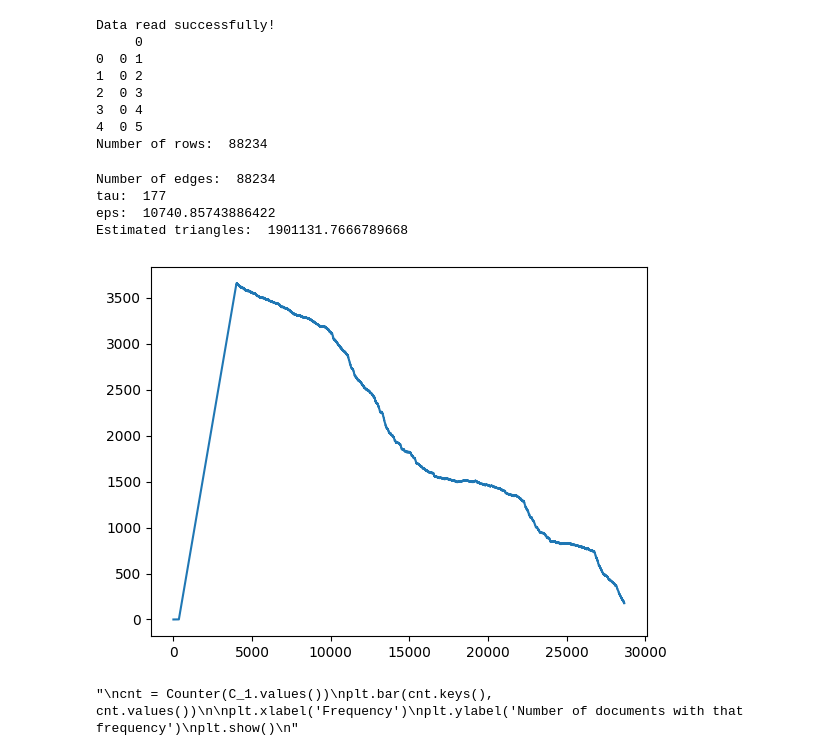
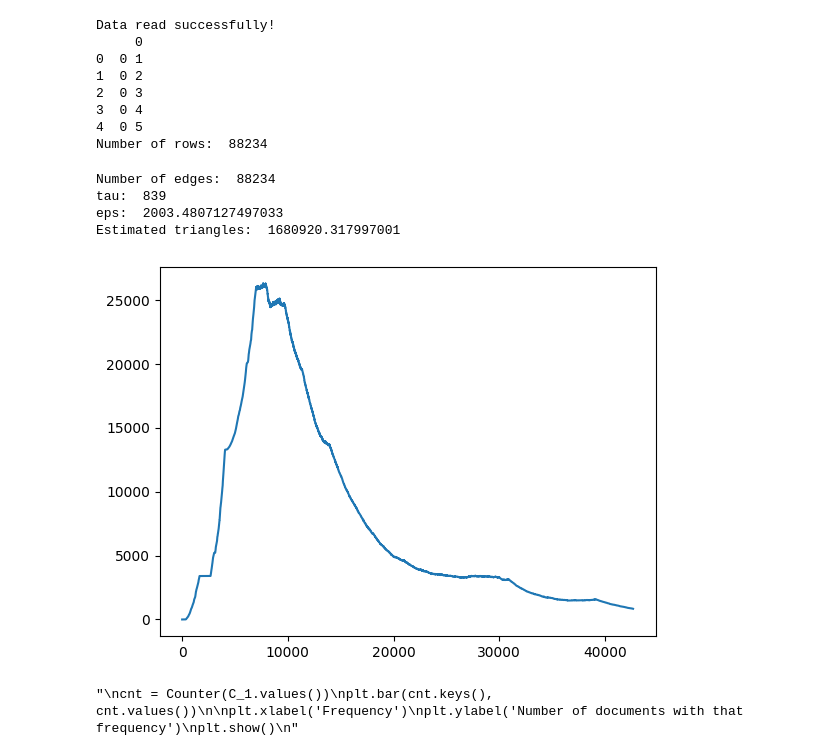
Before and after one commit to data-mining-kth/mining-data-streams, a Jupyter notebook: src/HW3_Chiminelli_Praturlon.ipynb, the cells around one changed output. Cells and saved outputs as stored; diff of their text form; code cells hidden in the pictures.

Commit message:
Fix on TriestBase | working with facebook

```diff
--- a/src/HW3_Chiminelli_Praturlon.ipynb
+++ b/src/HW3_Chiminelli_Praturlon.ipynb
@@ -50,9 +50,12 @@ Number of rows:  88234
 df_g = df_graphs
 data = []
 for i in range(len(df_g)):
-    s = [int(x) for x in str(df_g.iloc[i][0]).split(' ')]
-    #s = str(df_g.iloc[i][0]).split('\t')
+# for i in range(10):
+    # make the two elements a tuple
+    s = tuple(str(df_g.iloc[i][0]).split(' '))
+    # s = [int(x) for x in str(df_g.iloc[i][0]).split(' ')]
     data.append(s)
+
 #print(data)
 # %%
 # DATA WRANGLING STANFORD
@@ -86,15 +89,17 @@ class TriestBase:
         self._tau = 0
         self._tau_loc = {}
         self._t = 0
-        self._S = []
+        self._S = set()
         self._tau_ls = []
 
     #M = 6
 
     def flipBiasedCoin(self, M, t):
+    # def flipBiasedCoin(self):
         '''
         Flip a biased coin with probability M/t of falling head.
         '''
+
         # import numpy as np
         # 1: head, 0: tail
         result = np.random.choice([1, 0], p=[M/t, (1-M/t)])
@@ -104,6 +109,14 @@ class TriestBase:
         else:
             return False
 
+        '''
+        head_prob = random.random()
+
+        if head_prob <= self._M/self._t:
+            return True
+        else:
+            return False
+        '''
 
     def sampleEdge(self, edge, t):
         '''
@@ -117,8 +130,10 @@ class TriestBase:
             #print(f"t: {self._t}, M: {self._M}")
             return True
         elif self.flipBiasedCoin(self._M, t):
+        # elif self.flipBiasedCoin():
             # select random edge from S
-            random_edge = random.choice(self._S)
+            # random_edge = random.choice(self._S)
+            random_edge = random.sample(self._S, 1)[0]
             # Delete random_edge from S
             self._S.remove(random_edge)
             # Update counters
@@ -151,14 +166,14 @@ class TriestBase:
             # check that for the v in V_t (u,v) belongs to S
             # create neigh_u
             if u == elem[0]: # found u in position 0
-                neigh_u.add(v) # add the other element
+                neigh_u.add(elem[1]) # add the other element
             if u == elem[1]: # found u in position 1
-                neigh_u.add(u) # add the other element
+                neigh_u.add(elem[0]) # add the other element
             # create neigh_v
             if v == elem[0]: # found v in position 0
-                neigh_v.add(v)
+                neigh_v.add(elem[1])
             if v == elem[1]: # found v in position 1
-                neigh_v.add(u)
+                neigh_v.add(elem[0])
         # shared neighbourhood is the intersection between the sets
         shared_neigh = set.intersection(neigh_u, neigh_v)
         self._tau_ls.append(self._tau)
@@ -183,12 +198,14 @@ class TriestBase:
                 if self._tau_loc[v] <= 0:
                     del self._tau_loc[v]
 
+
     def run_triest(self, data):
         print("Number of edges: ", len(data))
         for edge in data:
             self._t += 1
             if self.sampleEdge(edge, self._t):
-                self._S.append(edge)
+                # self._S.append(edge)
+                self._S.add(edge)
                 #print("S before update counters: \n", S)
                 self.updateCounters('insert', edge)
                 #print("S after update counters: \n", S)
@@ -201,16 +218,17 @@ class TriestBase:
         est_tri = self._tau*eps
         print("Estimated triangles: ", est_tri)
         plt.plot(range(len(self._tau_ls)), self._tau_ls)
+        #plt.axis([3800, 5200, 3800, 5200])
         plt.show()
 # %%
 # EXPLOITING THE CLASS TRIEST-BASE
-TriestBase(4000).run_triest(data)
+TriestBase(7000).run_triest(data)
 # %% [output]
 Number of edges:  88234
-tau:  177
-eps:  10740.85743886422
-Estimated triangles:  1901131.7666789668
+tau:  839
+eps:  2003.4807127497033
+Estimated triangles:  1680920.317997001
-[figure, old version]
+[figure, new version]
 # %%
 # Graphs and statistics
 import matplotlib.pyplot as plt
```
